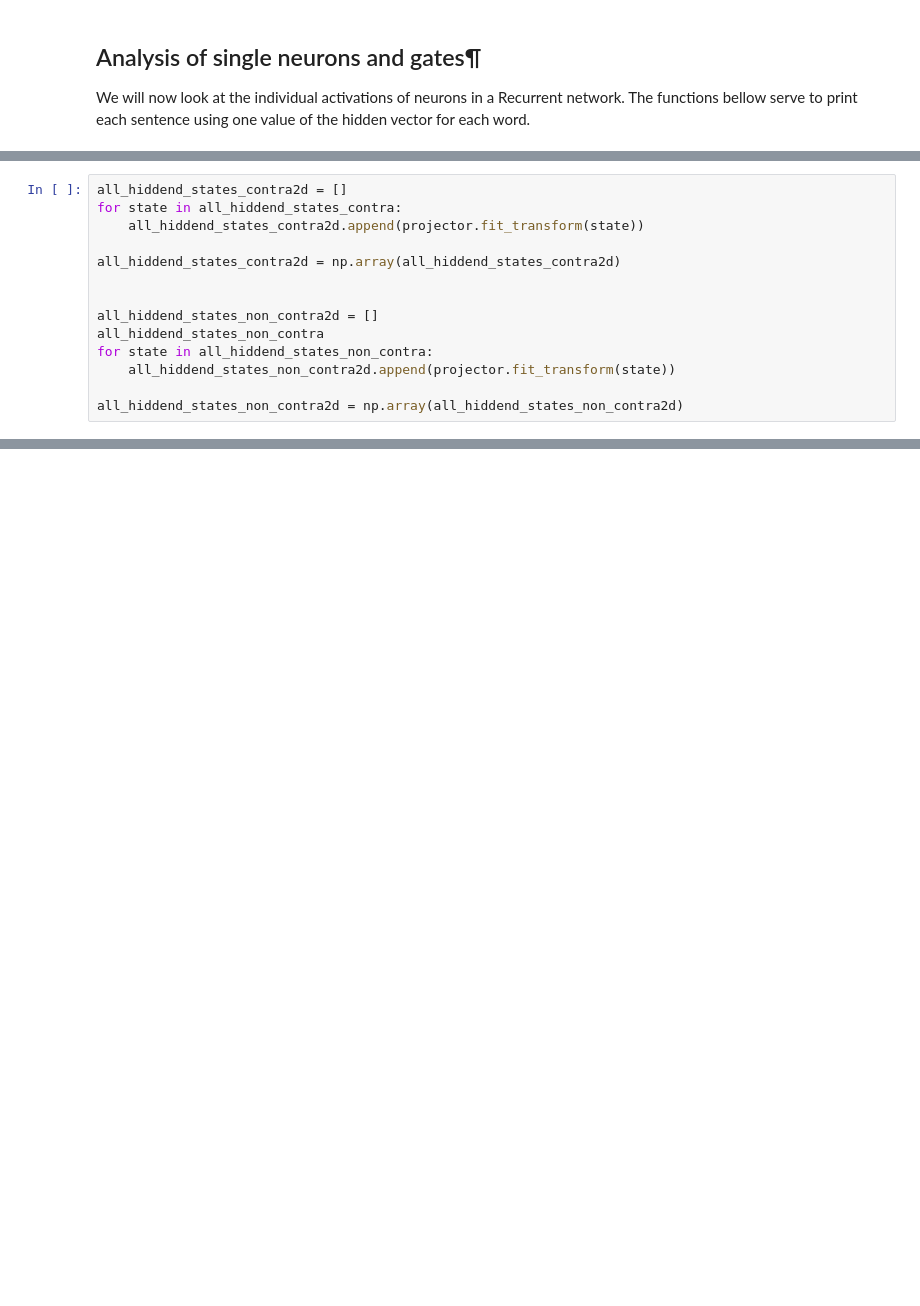
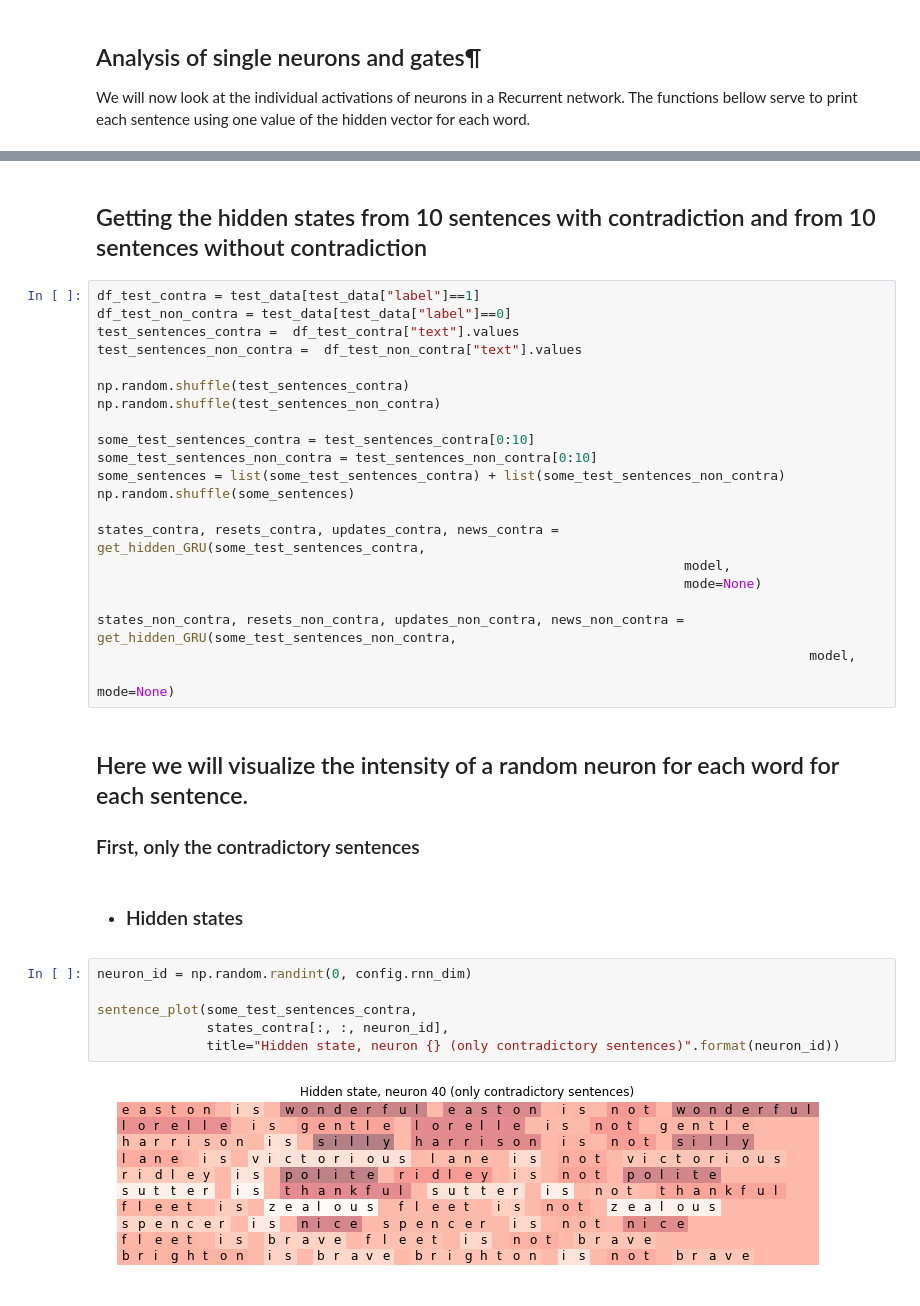
Before and after one commit to felipessalvatore/ContraQA, a Jupyter notebook: contra_qa/train/b1_GRU.ipynb, the cells around one changed output, grey strips where cells are left out. Saved outputs shown, nothing was run; the diff lists cells and outputs as text; blank space fills up the shorter version.

```diff
--- a/contra_qa/train/b1_GRU.ipynb
+++ b/contra_qa/train/b1_GRU.ipynb
@@ -858,14 +704,0 @@ projector = projector_fun(n_components=2, **kwargs[projector])
-# %%
-all_hiddend_states_contra2d = []
-for state in all_hiddend_states_contra:
-    all_hiddend_states_contra2d.append(projector.fit_transform(state))
-
-all_hiddend_states_contra2d = np.array(all_hiddend_states_contra2d)
-
-
-all_hiddend_states_non_contra2d = []
-all_hiddend_states_non_contra
-for state in all_hiddend_states_non_contra:
-    all_hiddend_states_non_contra2d.append(projector.fit_transform(state))
-
-all_hiddend_states_non_contra2d = np.array(all_hiddend_states_non_contra2d)
@@ -950,0 +829,37 @@ for idx in range(all_hiddend_states_contra2d.shape[1]):
+# %% [markdown]
+## Getting the hidden states from 10 sentences with contradiction and from 10 sentences without contradiction
+# %%
+df_test_contra = test_data[test_data["label"]==1]
+df_test_non_contra = test_data[test_data["label"]==0]
+test_sentences_contra =  df_test_contra["text"].values
+test_sentences_non_contra =  df_test_non_contra["text"].values
+
+np.random.shuffle(test_sentences_contra)
+np.random.shuffle(test_sentences_non_contra)
+
+some_test_sentences_contra = test_sentences_contra[0:10]
+some_test_sentences_non_contra = test_sentences_non_contra[0:10]
+some_sentences = list(some_test_sentences_contra) + list(some_test_sentences_non_contra)
+np.random.shuffle(some_sentences)
+
+states_contra, resets_contra, updates_contra, news_contra = get_hidden_GRU(some_test_sentences_contra,
+                                                                           model,
+                                                                           mode=None)
+
+states_non_contra, resets_non_contra, updates_non_contra, news_non_contra = get_hidden_GRU(some_test_sentences_non_contra,
+                                                                                           model,
+                                                                                           mode=None)
+# %% [markdown]
+## Here we will visualize the intensity of a random neuron for each word for each sentence.
+
+### First, only the contradictory sentences
+# %% [markdown]
+- ### Hidden states
+# %%
+neuron_id = np.random.randint(0, config.rnn_dim)
+
+sentence_plot(some_test_sentences_contra,
+              states_contra[:, :, neuron_id],
+              title="Hidden state, neuron {} (only contradictory sentences)".format(neuron_id))
+# %% [output]
+[figure, added]
```
Also changed, not shown: parts of 69 cells of this notebook.
